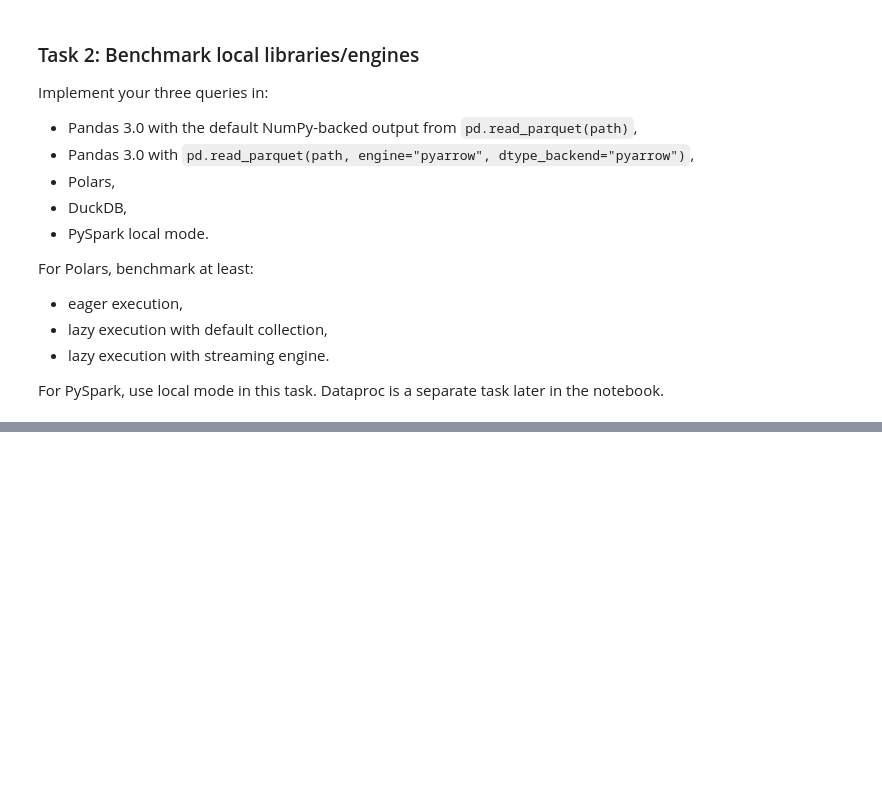
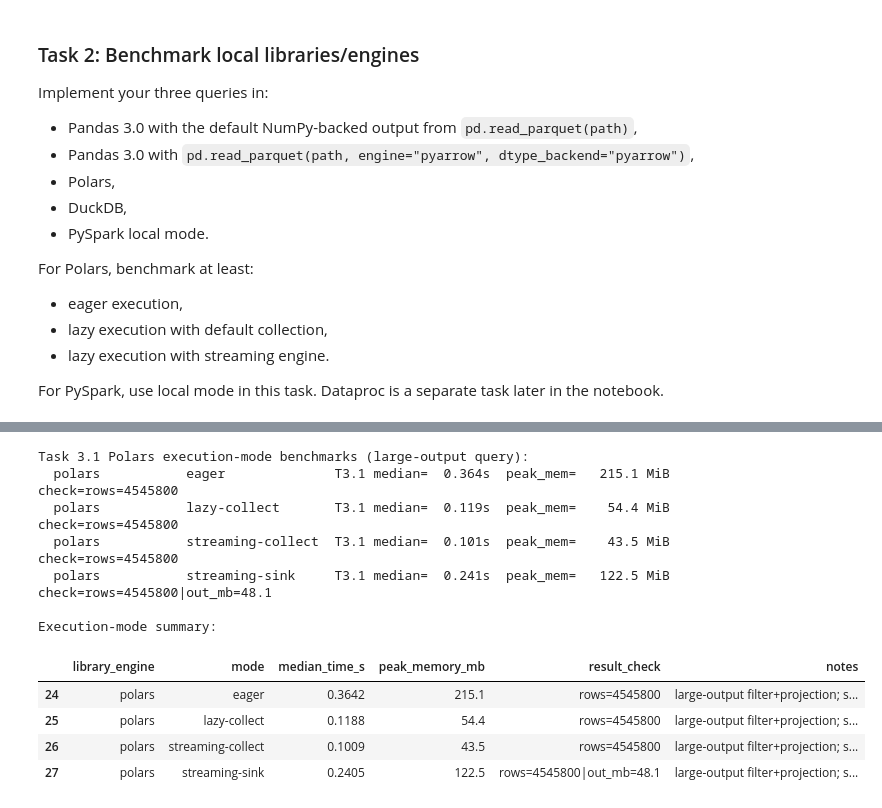
Before and after one commit to k-miel/tbd-workshop-1, a Jupyter notebook: notebooks/tbd_phase_2_26L.ipynb, the cells around one changed output, grey strips where cells are left out. Saved outputs shown, nothing was run; the diff lists cells and outputs as text; code cells hidden in the pictures; blank space fills up the shorter version.

```diff
--- a/notebooks/tbd_phase_2_26L.ipynb
+++ b/notebooks/tbd_phase_2_26L.ipynb
@@ -742,0 +1306,76 @@ display_answer("Final answer 8", FINAL_ANSWER_8)
+# %%
+# Task 3.1 — Polars eager vs lazy vs streaming-collect vs streaming-sink.
+# We deliberately pick a LARGE-OUTPUT query (filter + projection of 6 columns, ~40% of rows kept)
+# so the difference between materializing the result in RAM and streaming it to disk is visible.
+#   eager            : read_parquet -> filter/select        (whole input loaded, result in RAM)
+#   lazy             : scan_parquet -> ... -> collect()       (pushdown, result in RAM)
+#   streaming-collect: ...           -> collect(engine="streaming")  (streamed, result still in RAM)
+#   streaming-sink   : ...           -> sink_parquet(...)     (streamed straight to disk, not in RAM)
+#
+# Limitation: all modes run in ONE notebook kernel, so allocator reuse / caches make peak-RSS only
+# indicative. gc.collect() runs before every measured call (see benchmark_query). For a rigorous
+# memory comparison each mode should run in a fresh process; we note this rather than claim exactness.
+STREAM_OUT_PATH = OUTPUT_DIR / "stream_out.parquet"
+
+
+def _t31_pipeline(read):
+    return (
+        read(EVENTS_PATH)
+        .filter((pl.col("order_status") == "completed") & (pl.col("order_value") > 50))
+        .select(["order_id", "customer_id", "product_id", "order_date", "order_value", "quantity"])
+    )
+
+
+def t31_eager():
+    df = _t31_pipeline(pl.read_parquet)
+    return f"rows={df.height}"
+
+
+def t31_lazy():
+    df = _t31_pipeline(pl.scan_parquet).collect()
+    return f"rows={df.height}"
+
+
+def t31_streaming():
+    df = _t31_pipeline(pl.scan_parquet).collect(engine="streaming")
+    return f"rows={df.height}"
+
+
+def t31_sink():
+    _t31_pipeline(pl.scan_parquet).sink_parquet(STREAM_OUT_PATH)
+    n = pl.scan_parquet(STREAM_OUT_PATH).select(pl.len()).collect().item()
+    return f"rows={n}|out_mb={round(file_size_mb(STREAM_OUT_PATH), 1)}"
+
+
+print("Task 3.1 Polars execution-mode benchmarks (large-output query):")
+for mode, fn in [
+    ("eager", t31_eager),
+    ("lazy-collect", t31_lazy),
+    ("streaming-collect", t31_streaming),
+    ("streaming-sink", t31_sink),
+]:
+    benchmark_query(
+        "polars", mode, "T3.1", fn,
+        input_size_mb=ev_size_mb,
+        layout="exec-mode",
+        notes="large-output filter+projection; single-kernel peak-RSS is indicative",
+    )
+
+t31_view = results_df().query("query_name == 'T3.1'")[
+    ["library_engine", "mode", "median_time_s", "peak_memory_mb", "result_check", "notes"]
+]
+print("\nExecution-mode summary:")
+display(t31_view)
+# %% [output]
+Task 3.1 Polars execution-mode benchmarks (large-output query):
+  polars           eager              T3.1 median=  0.364s  peak_mem=   215.1 MiB  check=rows=4545800
+  polars           lazy-collect       T3.1 median=  0.119s  peak_mem=    54.4 MiB  check=rows=4545800
+  polars           streaming-collect  T3.1 median=  0.101s  peak_mem=    43.5 MiB  check=rows=4545800
+  polars           streaming-sink     T3.1 median=  0.241s  peak_mem=   122.5 MiB  check=rows=4545800|out_mb=48.1
+
+Execution-mode summary:
+|  | library_engine | mode | median_time_s | peak_memory_mb | result_check | notes |
+| 24 | polars | eager | 0.3642 | 215.1 | rows=4545800 | large-output filter+projection; s... |
+| 25 | polars | lazy-collect | 0.1188 | 54.4 | rows=4545800 | large-output filter+projection; s... |
+| 26 | polars | streaming-collect | 0.1009 | 43.5 | rows=4545800 | large-output filter+projection; s... |
+| 27 | polars | streaming-sink | 0.2405 | 122.5 | rows=4545800|out_mb=48.1 | large-output filter+projection; s... |
```
Also changed, not shown: parts of 73 cells of this notebook, 2 other files.
